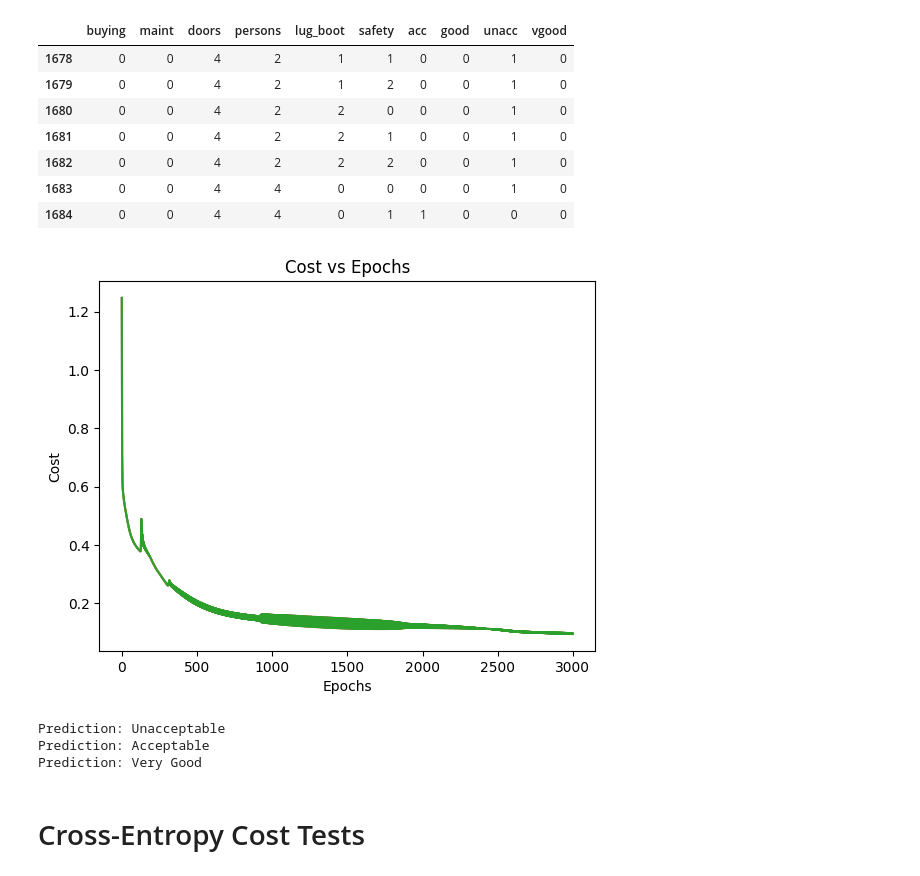
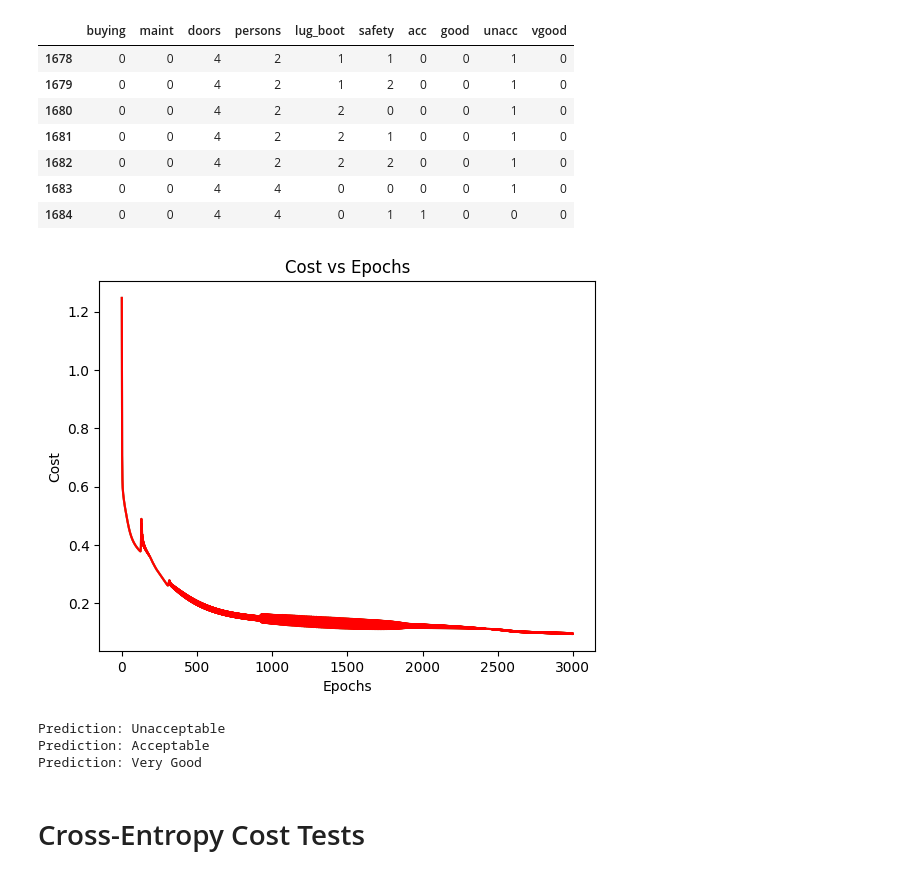
Before and after one commit to CallumOB/intro-to-ai, a Jupyter notebook: mlp/C21306503_assignment.ipynb, the cells around one changed output. Cells and saved outputs as stored; diff of their text form; code cells hidden in the pictures.

```diff
--- a/mlp/C21306503_assignment.ipynb
+++ b/mlp/C21306503_assignment.ipynb
@@ -582,7 +600,7 @@ plt.plot(eps, cst)
 plt.title("Cost vs Epochs")
 plt.xlabel("Epochs")
 plt.ylabel("Cost")
-plt.plot(eps, cst)
+plt.plot(eps, cst, color="black")
 
 for x in inputs:
     prediction = prob_3.predict(x)
@@ -592,6 +610,15 @@ for x in inputs:
         print("Prediction: Car")
     elif prediction == 2:
         print("Prediction: Train")
+
+test_prediction = np.array([custom_mapping['Female'], 0, custom_mapping['Expensive'], custom_mapping['Medium']])
+prediction = prob_3.predict(test_prediction)
+if prediction == 0:
+    print("\n\nPrediction: Bus")
+elif prediction == 1:
+    print("\n\nPrediction: Car")
+elif prediction == 2:
+    print("\n\nPrediction: Train")
 # %% [output]
 Before Training:
  [[0.54 0.6  0.51 0.48 0.6  0.52 0.5  0.51 0.7  0.6 ]
@@ -772,35 +793,35 @@ inputs = car_df_trim.iloc[:, :-4].values
 outputs = car_df_trim.iloc[:, -4:].values
 
 prob_5 = MLP(inputs.shape[1], 4, outputs.shape[1])
 xs = inputs.T
 
 prob_5.feedforward(xs)
 
 epochs = 3000
 eta = 3.0
 cst = prob_5.train(epochs, eta, inputs, outputs)
 
 prob_5.feedforward(xs)
 
 eps = [e for e in range(epochs)]
 
 plt.plot(eps, cst)
 plt.title("Cost vs Epochs")
 plt.xlabel("Epochs")
 plt.ylabel("Cost")
-plt.plot(eps, cst)
+plt.plot(eps, cst, color="red")
 plt.show()
 
 prediction = prob_5.predict(inputs[0]) # should return unacceptable
 test_prediction(prediction)
 
 prediction = prob_5.predict(inputs[6]) # should return acceptable
 test_prediction(prediction)
 
 prediction = prob_5.predict(inputs[-1]) # should return vgood
 test_prediction(prediction)
 # %% [output]
-[figure, old version]
+[figure, new version]
 Prediction: Unacceptable
 Prediction: Acceptable
 Prediction: Very Good
```
Also changed, not shown: parts of 17 cells of this notebook.
